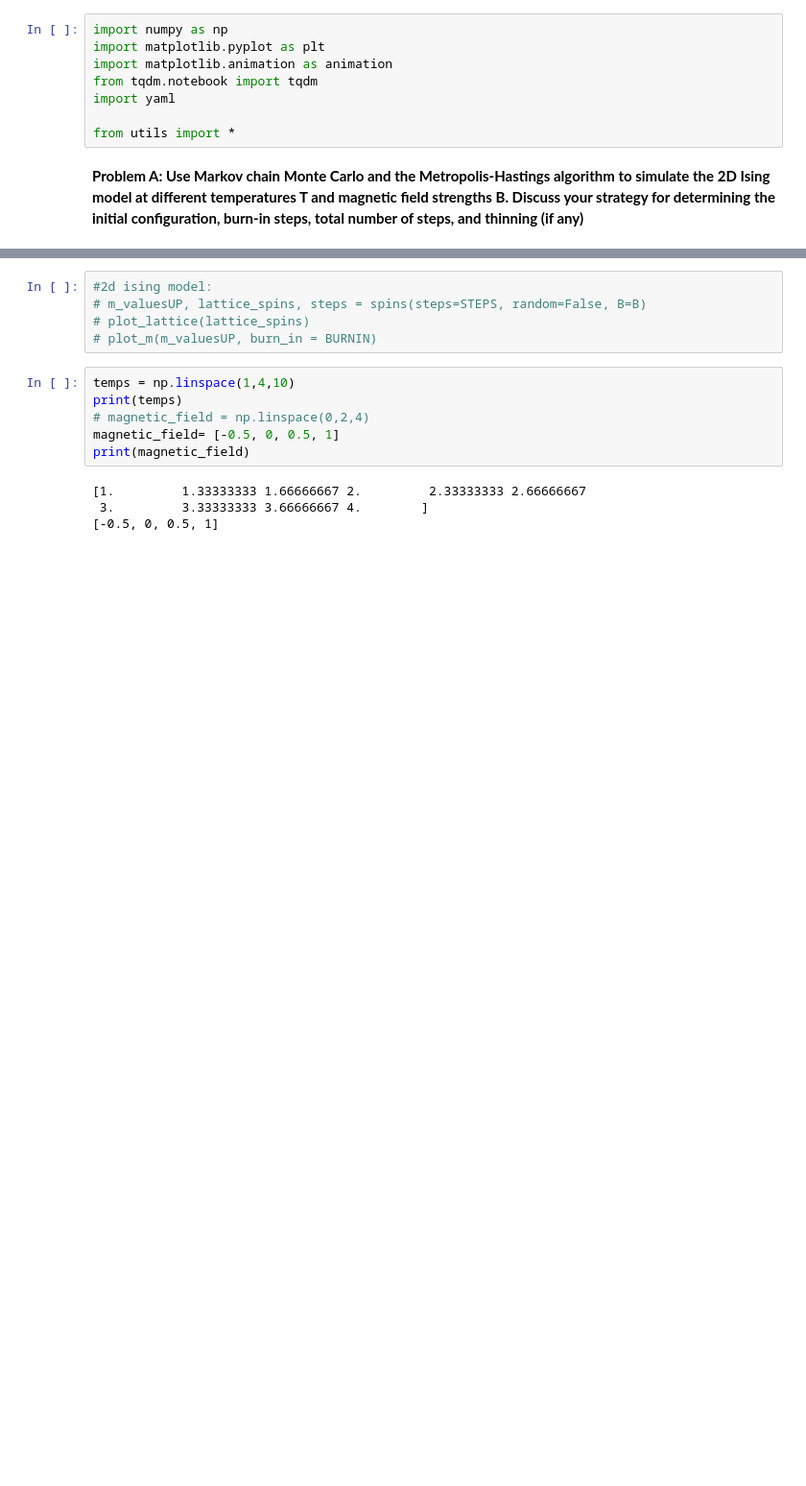
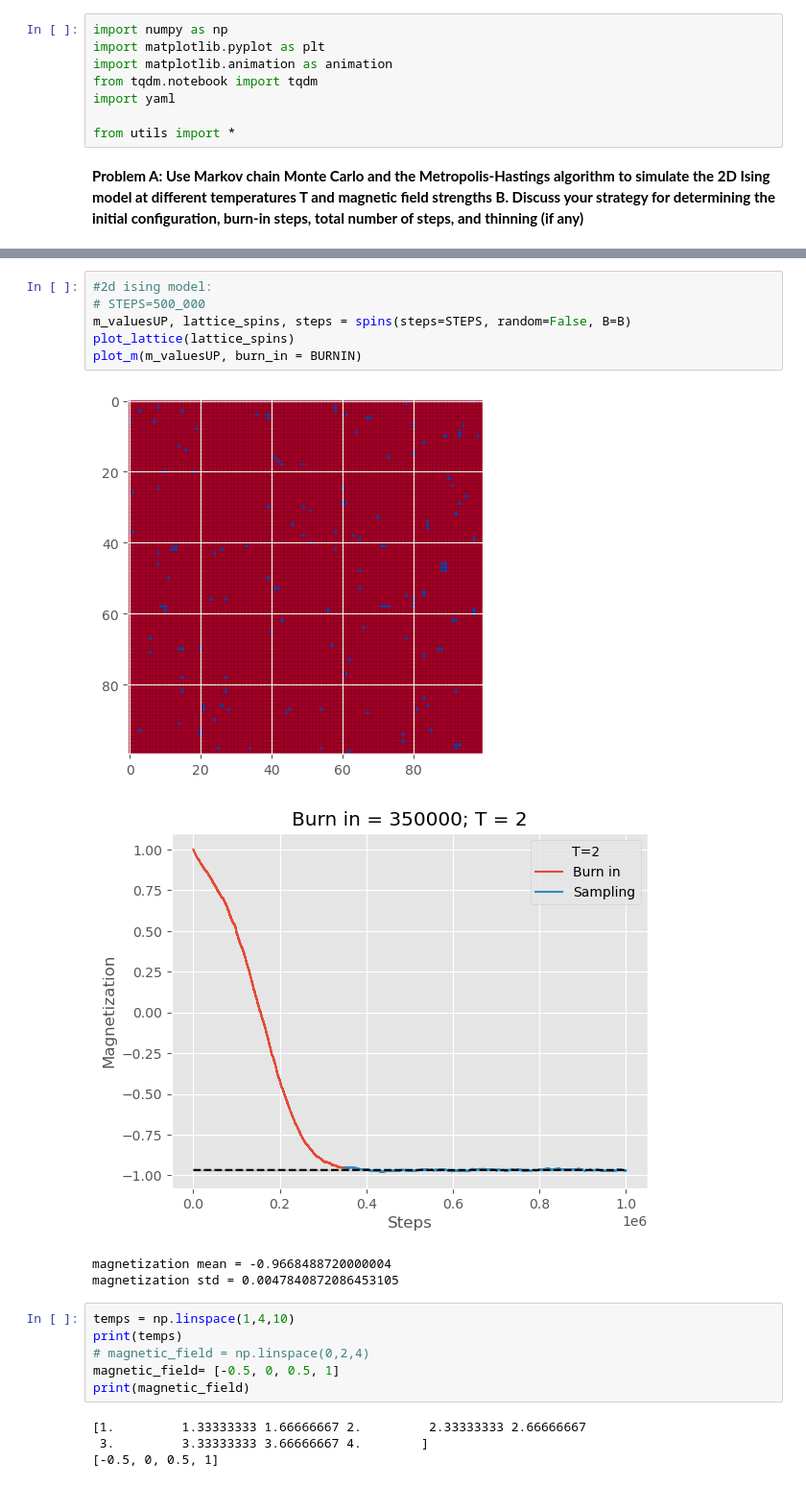
Before and after one commit to leo-megliola/2D-Icing-MCMC, a Jupyter notebook: partA.ipynb, the cells around one changed output, grey strips where cells are left out. Shown at 96% size. Drawn from its saved outputs; the diff is of its cells as text; blank space fills up the shorter version.

```diff
--- a/partA.ipynb
+++ b/partA.ipynb
@@ -30,8 +30,14 @@ B= config['B']
 # %%
 #2d ising model:
-# m_valuesUP, lattice_spins, steps = spins(steps=STEPS, random=False, B=B)
-# plot_lattice(lattice_spins)
-# plot_m(m_valuesUP, burn_in = BURNIN)
+# STEPS=500_000
+m_valuesUP, lattice_spins, steps = spins(steps=STEPS, random=False, B=B)
+plot_lattice(lattice_spins)
+plot_m(m_valuesUP, burn_in = BURNIN)
+# %% [output]
+[figure, added]
+[figure, added]
+magnetization mean = -0.9668488720000004
+magnetization std = 0.0047840872086453105
 # %%
 temps = np.linspace(1,4,10)
 print(temps)
```
Also changed, not shown: parts of 5 cells of this notebook, 1 other file.
